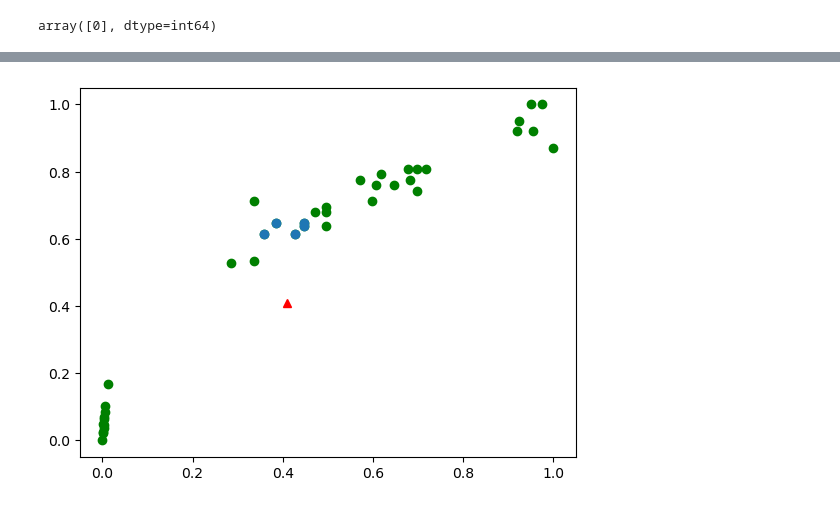
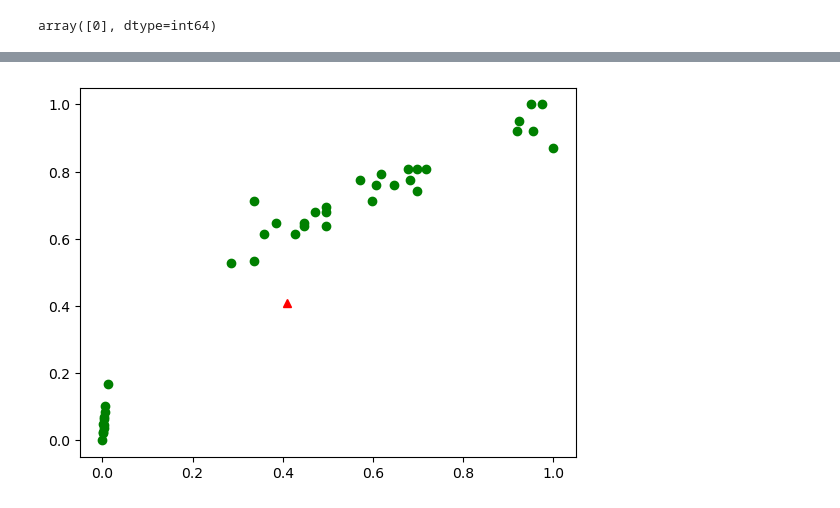
Before and after one commit to KDW8979/KDW, a Jupyter notebook: EX_Machine_Learning/DAY02/find_fish_best_K.ipynb, the cells around one changed output, grey strips where cells are left out. Cells and saved outputs as stored; diff of their text form; code cells hidden in the pictures.

```diff
--- a/EX_Machine_Learning/DAY02/find_fish_best_K.ipynb
+++ b/EX_Machine_Learning/DAY02/find_fish_best_K.ipynb
@@ -239,9 +284,9 @@ twoDF.iloc[neighbors]
 # %%
 ### 시각화로 확인
 plt.scatter(X_train_scaled[:,0],X_train_scaled[:,1], color='green')
 # plt.scatter(twoDF.loc[35:,'Weight'],twoDF.loc[35:,'Length'])
 plt.plot(new_data_scaled[0,0],new_data_scaled[0,0], 'r^')
-plt.scatter(k_weight,k_length)
+# plt.scatter(k_weight,k_length)
 plt.show()
 # %% [output]
-[figure, old version]
+[figure, new version]
```
Also changed, not shown: parts of 4 cells of this notebook, 45 other files.
